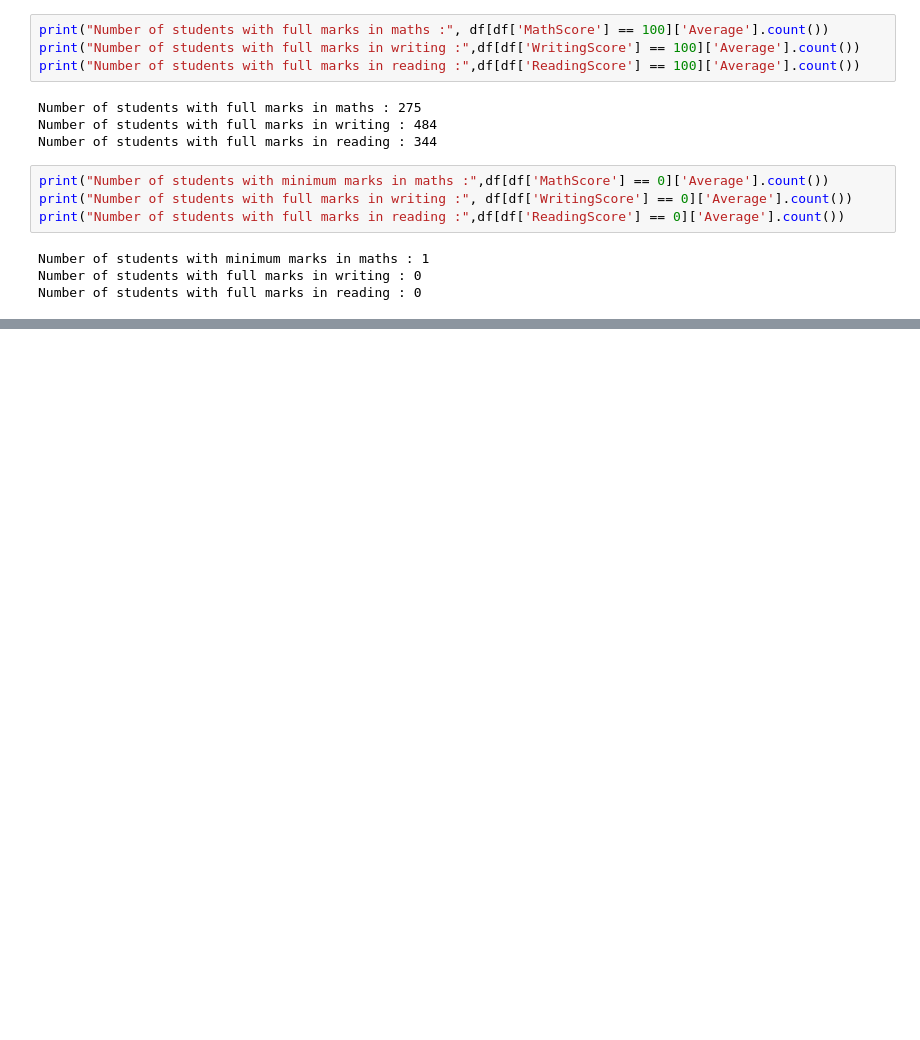
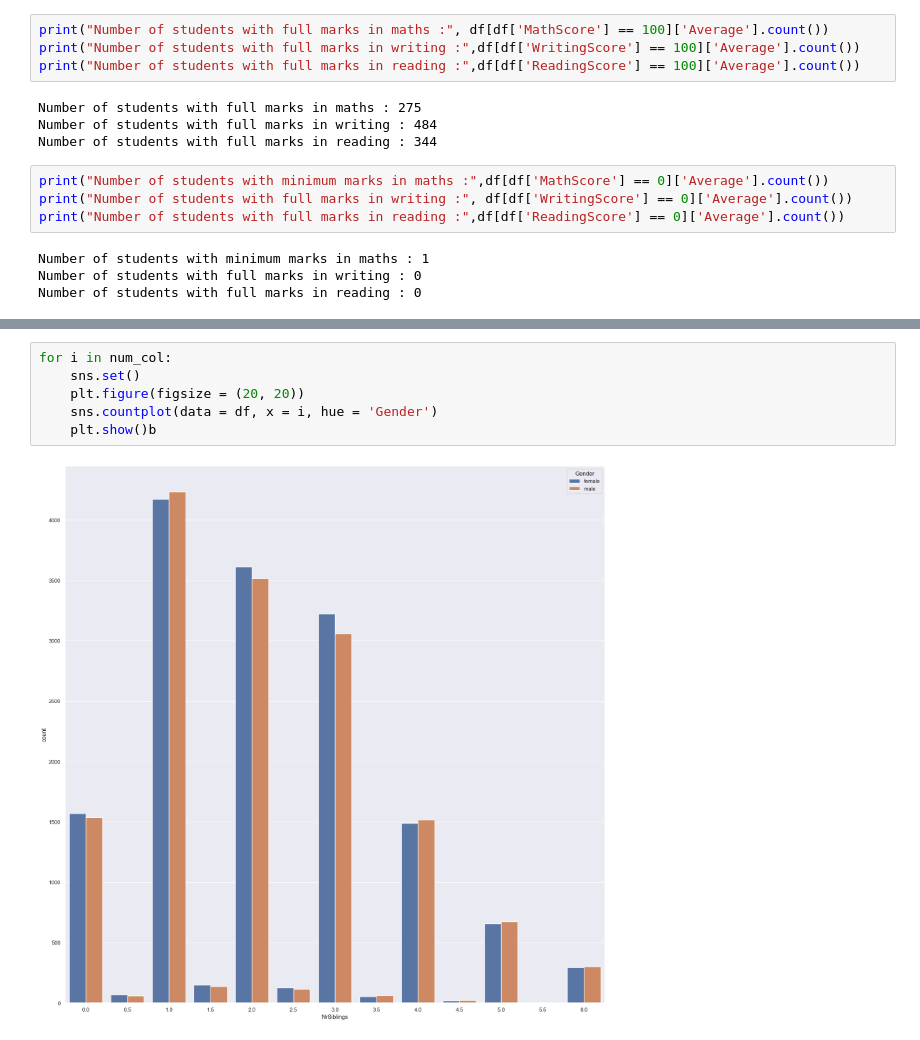
Before and after one commit to pinilDissanayaka/StudenExamScore, a Jupyter notebook: Notebooks/1. Students Exam Scores EDA.ipynb, the cells around one changed output, grey strips where cells are left out. Saved outputs shown, nothing was run; the diff lists cells and outputs as text; blank space fills up the shorter version.

```diff
--- a/Notebooks/1. Students Exam Scores EDA.ipynb
+++ b/Notebooks/1. Students Exam Scores EDA.ipynb
@@ -318,0 +407,8 @@ Number of students with full marks in reading : 0
+# %%
+for i in num_col:
+    sns.set()
+    plt.figure(figsize = (20, 20))
+    sns.countplot(data = df, x = i, hue = 'Gender')
+    plt.show()b
+# %% [output]
+[figure, added]
```
Also changed, not shown: parts of 10 cells of this notebook, 2 other files.
